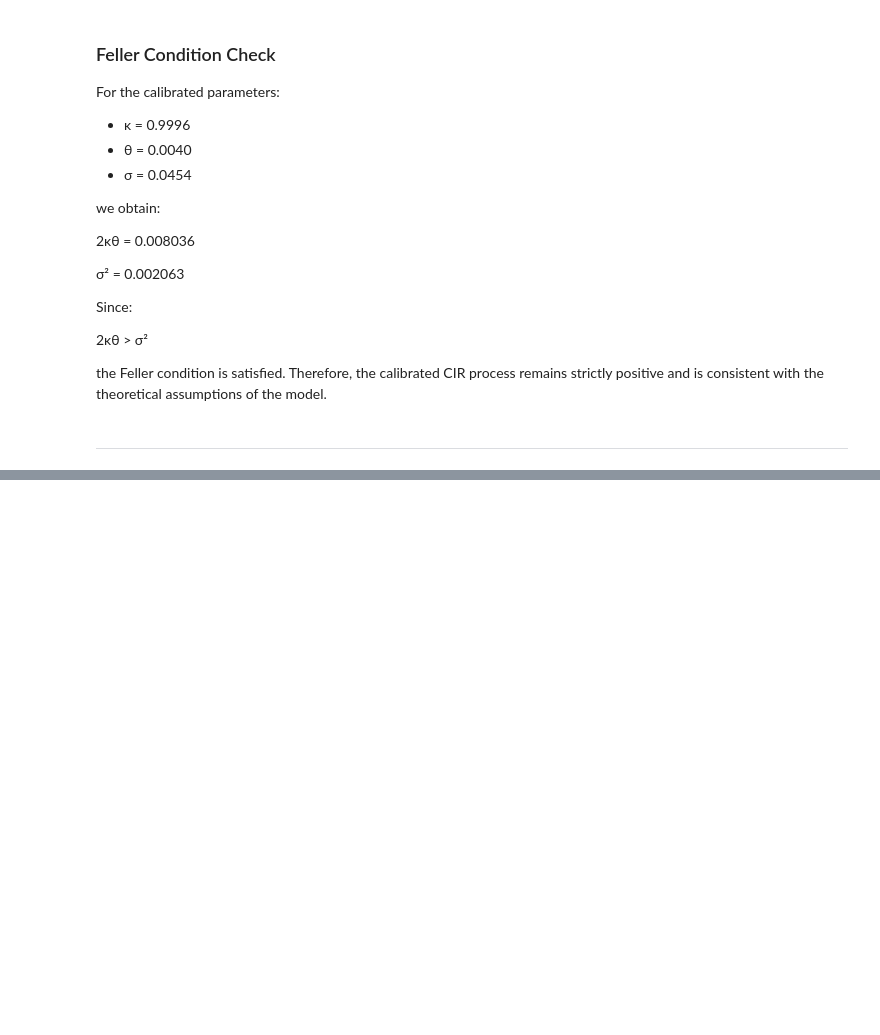
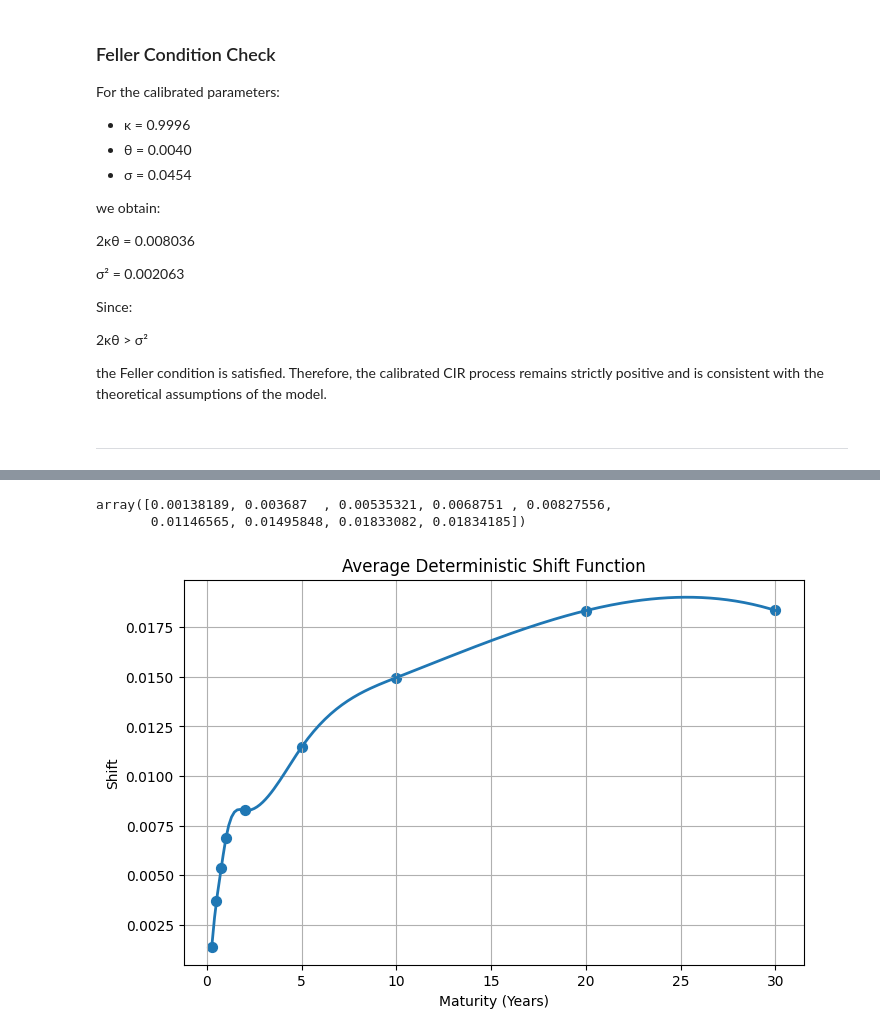
Before and after one commit to agcode-maker/cir-yield-curve-modeling, a Jupyter notebook: notebooks/CIR_Project.ipynb, the cells around one changed output, grey strips where cells are left out. Cells and saved outputs as stored; diff of their text form; code cells hidden in the pictures; blank space fills up the shorter version.

```diff
--- a/notebooks/CIR_Project.ipynb
+++ b/notebooks/CIR_Project.ipynb
@@ -417,0 +786,8 @@ the Feller condition is satisfied. Therefore, the calibrated CIR process remains
+# %%
+sample_indices_ext = np.arange(
+    0,
+    len(train_df),
+    100
+)
+
+len(sample_indices_ext)
@@ -417,0 +822,47 @@ the Feller condition is satisfied. Therefore, the calibrated CIR process remains
+# %%
+phi_avg = phi_matrix.mean(axis=0)
+
+phi_avg
+# %% [output]
+array([0.00138189, 0.003687  , 0.00535321, 0.0068751 , 0.00827556,
+       0.01146565, 0.01495848, 0.01833082, 0.01834185])
+# %%
+phi_avg_fn = interp1d(
+    maturities,
+    phi_avg,
+    kind="cubic",
+    fill_value="extrapolate"
+)
+
+tau_grid = np.linspace(
+    0.25,
+    30,
+    200
+)
+
+plt.figure(figsize=(8,5))
+
+plt.plot(
+    tau_grid,
+    phi_avg_fn(tau_grid),
+    linewidth=2
+)
+
+plt.scatter(
+    maturities,
+    phi_avg,
+    s=50
+)
+
+plt.title(
+    "Average Deterministic Shift Function"
+)
+
+plt.xlabel("Maturity (Years)")
+plt.ylabel("Shift")
+
+plt.grid(True)
+
+plt.show()
+# %% [output]
+[figure, added]
```
Also changed, not shown: parts of 62 cells of this notebook.
